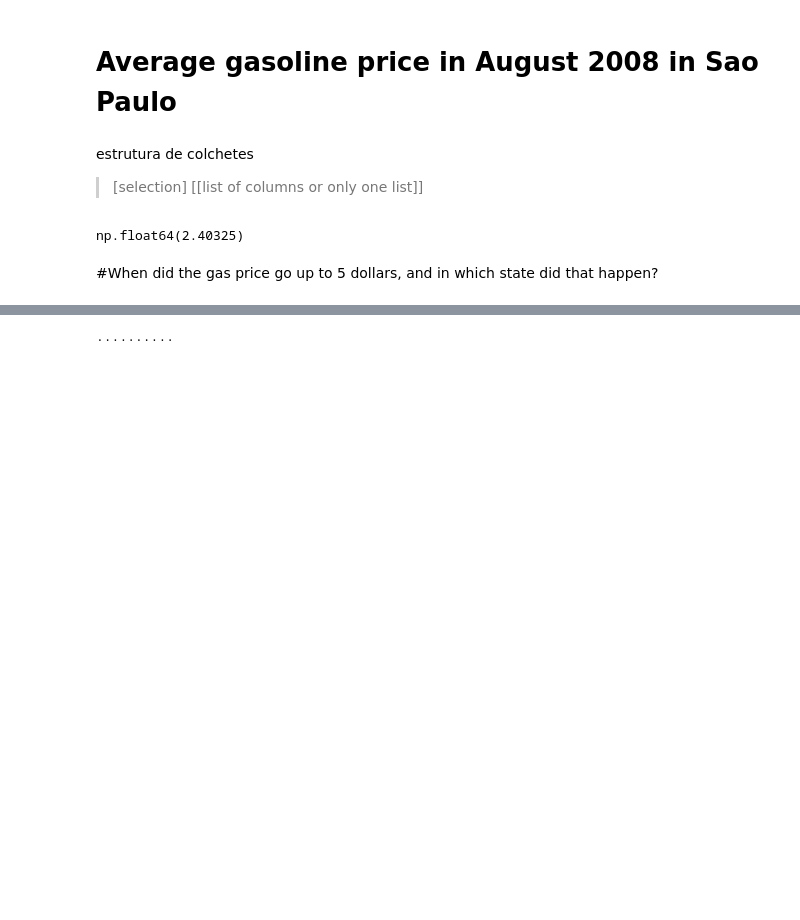
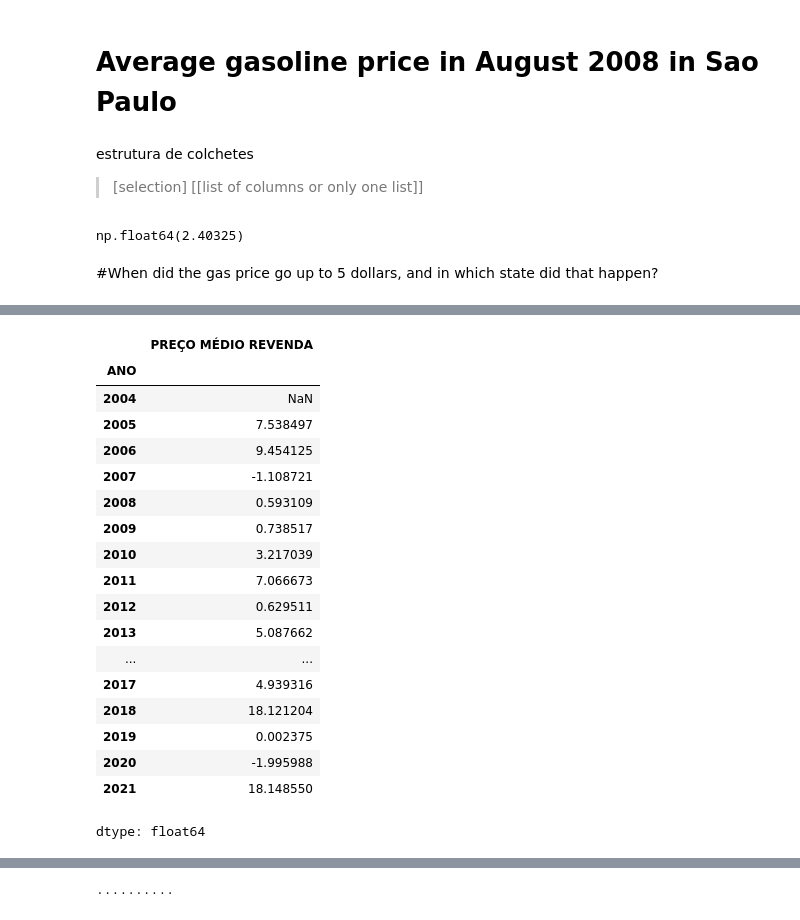
Before and after one commit to italofvaz/gas_price_brazil, a Jupyter notebook: eda_gas_price_brazil-5.ipynb, the cells around one changed output, grey strips where cells are left out. Saved outputs shown, nothing was run; the diff lists cells and outputs as text; code cells hidden in the pictures; blank space fills up the shorter version.

```diff
--- a/eda_gas_price_brazil.ipynb
+++ b/eda_gas_price_brazil-5.ipynb
@@ -207,0 +245,22 @@ df_south = df2[df2['REGIÃO'] == 'SUL']
+# %%
+(df_rio_perct / df_rio_perct.shift(1) -1)*100
+# %% [output]
+|  | PREÇO MÉDIO REVENDA |
+| ANO |  |
+| 2004 | NaN |
+| 2005 | 7.538497 |
+| 2006 | 9.454125 |
+| 2007 | -1.108721 |
+| 2008 | 0.593109 |
+| 2009 | 0.738517 |
+| 2010 | 3.217039 |
+| 2011 | 7.066673 |
+| 2012 | 0.629511 |
+| 2013 | 5.087662 |
+| ... | ... |
+| 2017 | 4.939316 |
+| 2018 | 18.121204 |
+| 2019 | 0.002375 |
+| 2020 | -1.995988 |
+| 2021 | 18.148550 |
+dtype: float64
```
Also changed, not shown: parts of 21 cells of this notebook.
